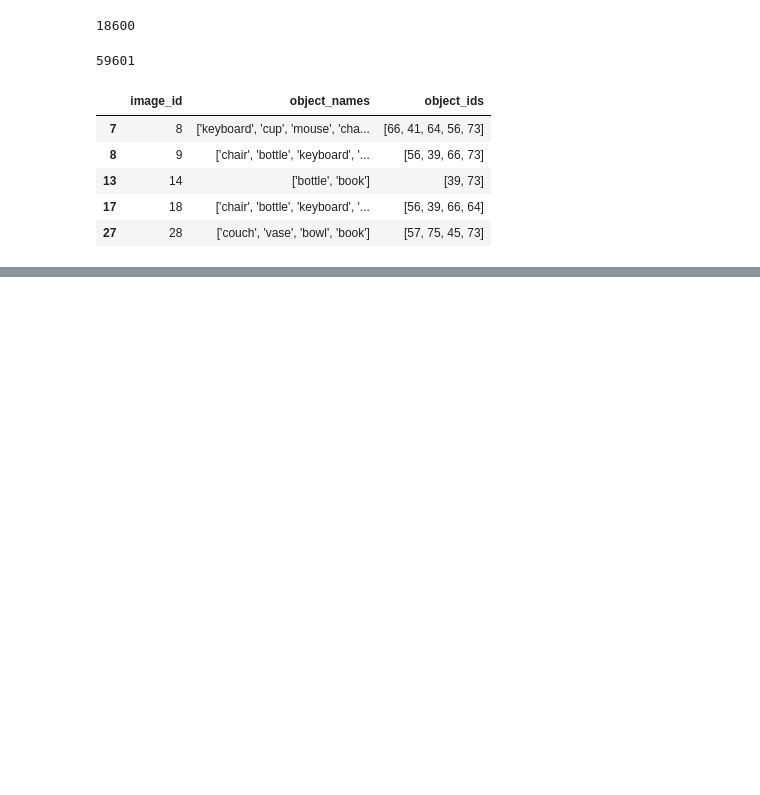
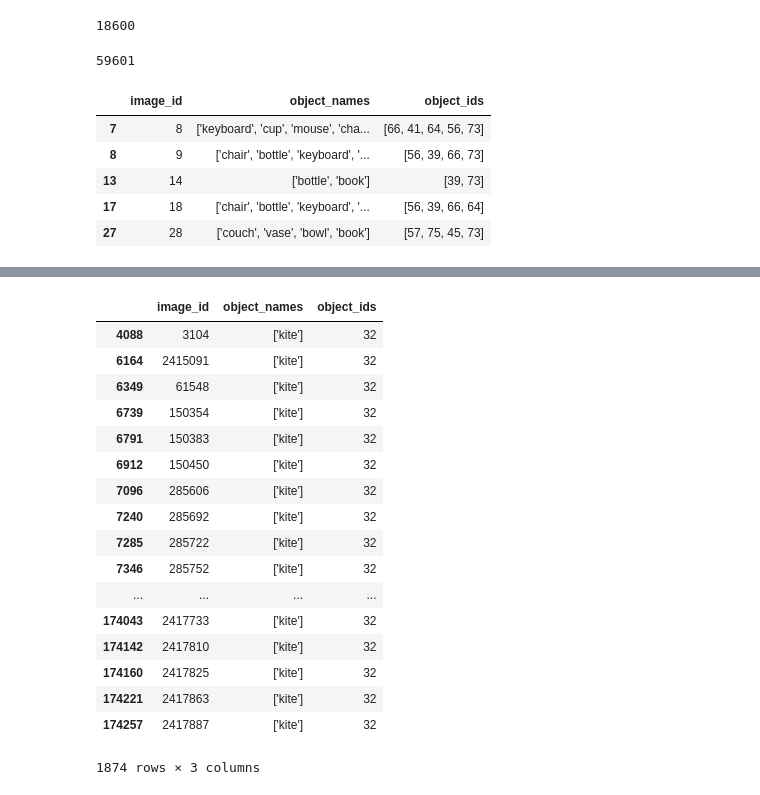
Before and after one commit to purujitgoyal/Half-Half, a Jupyter notebook: Data/visual_genome/visual_genome_dataset.ipynb, the cells around one changed output, grey strips where cells are left out. Drawn from its saved outputs; the diff is of its cells as text; code cells hidden in the pictures; blank space fills up the shorter version.

```diff
--- a/Data/visual_genome/visual_genome_dataset.ipynb
+++ b/Data/visual_genome/visual_genome_dataset.ipynb
@@ -216,3 +217,5 @@ test_vg.reset_index(inplace=True, drop=True)
 train_vg.to_csv('./visual_genome_train_ann.csv', index=False)
 val_vg.to_csv('./visual_genome_val_ann.csv', index=False)
 test_vg.to_csv('./visual_genome_test_ann.csv', index=False)
+# %%
+vg_df = pd.read_csv('visual_genome_ann.csv')
@@ -218,0 +231,2 @@ test_vg.to_csv('./visual_genome_test_ann.csv', index=False)
+# %%
+json.loads(vg_df.iloc[0, 2])[0]
@@ -218,0 +235,3 @@ test_vg.to_csv('./visual_genome_test_ann.csv', index=False)
+# %%
+for index, row in vg_df.iterrows():
+    vg_df.iloc[index, 2] = json.loads(vg_df.iloc[index, 2])[0]
@@ -218,0 +283,21 @@ test_vg.to_csv('./visual_genome_test_ann.csv', index=False)
+# %%
+vg_df[vg_df.object_ids == 32]
+# %% [output]
+|  | image_id | object_names | object_ids |
+| 4088 | 3104 | ['kite'] | 32 |
+| 6164 | 2415091 | ['kite'] | 32 |
+| 6349 | 61548 | ['kite'] | 32 |
+| 6739 | 150354 | ['kite'] | 32 |
+| 6791 | 150383 | ['kite'] | 32 |
+| 6912 | 150450 | ['kite'] | 32 |
+| 7096 | 285606 | ['kite'] | 32 |
+| 7240 | 285692 | ['kite'] | 32 |
+| 7285 | 285722 | ['kite'] | 32 |
+| 7346 | 285752 | ['kite'] | 32 |
+| ... | ... | ... | ... |
+| 174043 | 2417733 | ['kite'] | 32 |
+| 174142 | 2417810 | ['kite'] | 32 |
+| 174160 | 2417825 | ['kite'] | 32 |
+| 174221 | 2417863 | ['kite'] | 32 |
+| 174257 | 2417887 | ['kite'] | 32 |
+1874 rows × 3 columns
```
Also changed, not shown: parts of 18 cells of this notebook, 12 other files.
